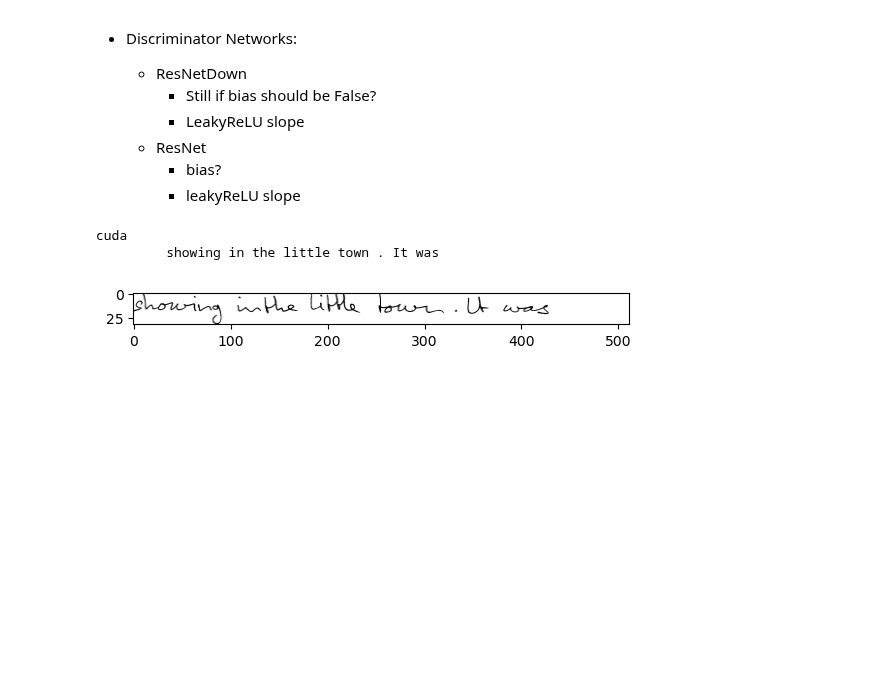
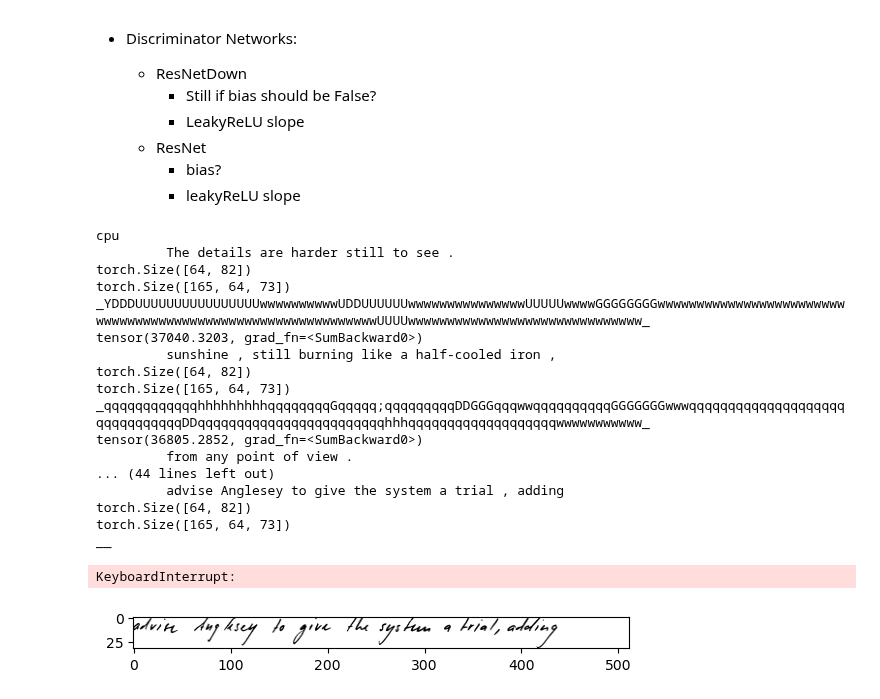
Before and after one commit to nabethg/ScribeSmith, a Jupyter notebook: train_recognizer.ipynb, the cells around one changed output. Cells and saved outputs as stored; diff of their text form; code cells hidden in the pictures; blank space fills up the shorter version.

Commit message:
Recognizer v2 unsuccessful (see details below)
- Tried CTC loss with inputs with no blank padding
- Modified architecture to have more convolutionsl layers

```diff
--- a/train_recognizer.ipynb
+++ b/train_recognizer.ipynb
@@ -198,7 +198,7 @@ class LineDataset(Dataset):
 
         # ...for the important data
         if self.ty in ("txt", None):  # Added this condition to speed thigns up if only text
-            self.ret_ctoi_paddeds = [F.pad(ret_ctois[i], pad=(0, self.max_transcription_len-len(ret_ctois[i]))) for i in range(length)]
+            self.ret_ctoi_paddeds = [F.pad(ret_ctois[i], pad=(0, self.max_transcription_len-len(ret_ctois[i])), value=0) for i in range(length)]
         if self.ty in ("img", None):
             self.ret_images = [torch.load(line_datas[i]["image_pt_path"]) for i in range(length)]
 
@@ -232,7 +232,7 @@ line_image_dataset_train = Subset(line_image_dataset_train, range(20))
 line_image_dataset_val = Subset(line_image_dataset_val, range(10))
 
 line_dataset_train = Subset(line_dataset_train, range(1000))
-line_dataset_val = Subset(line_dataset_val, range(200))
+line_dataset_val = Subset(line_dataset_val, range(10))
 
 # line_transcription_dataset_train, line_transcription_dataset_val, _ = random_split(line_transcription_dataset, [0.005, 0.005, 0.99])
 # line_image_dataset_train, line_image_dataset_val, _ = random_split(line_image_dataset, [0.005, 0.005, 0.99])
@@ -366,20 +370,22 @@ class Recognizer(nn.Module):
         super().__init__()
         self.name = "recognizer"
         self.encoder = nn.Sequential(
-            nn.Conv2d(in_channels=1, out_channels=64, kernel_size=(3, 3), padding=(1, 1)),
-            nn.MaxPool2d(kernel_size=(2, 2)),
+            nn.Conv2d(in_channels=1, out_channels=32, kernel_size=(3, 3), stride=2),
+            nn.BatchNorm2d(32),
             nn.LeakyReLU(),
-            nn.Conv2d(in_channels=64, out_channels=256, kernel_size=(3, 3), padding=(1, 1)),
-            nn.MaxPool2d(kernel_size=(2, 2)),
+            nn.Conv2d(in_channels=32, out_channels=64, kernel_size=(3, 3)),
+            nn.BatchNorm2d(64),
             nn.LeakyReLU(),
-        )
-        self.decoder = nn.Sequential(
-            nn.Linear(1024, 2*82+1),  # For ctc loss
+            nn.Conv2d(in_channels=64, out_channels=64, kernel_size=(3, 3), stride=2),
+            nn.BatchNorm2d(64),
             nn.LeakyReLU(),
+            nn.Conv2d(in_channels=64, out_channels=2*82+1, kernel_size=(3, 3)),
+            nn.BatchNorm2d(2*82+1),
+            nn.LeakyReLU()
         )
         # Batch first is false to make it easier for CTC loss
-        self.rnn = nn.LSTM(input_size=256, hidden_size=128, bidirectional=True, num_layers=10, batch_first=True)
-        self.final = nn.Linear(128*2, 73)
+        self.rnn = nn.GRU(input_size=496, hidden_size=256, bidirectional=True, num_layers=5, batch_first=True)
+        self.final = nn.Linear(256*2, 73)
 
     def forward(self, img):
         '''
@@ -397,21 +403,19 @@ class Recognizer(nn.Module):
         img = self.encoder(img)
         # Next flatten but keep it in a form to be fed into the RNN
         img = img.view(bs, img.size(1), -1)
-        # Pass it through a fully connected network
-        img = self.decoder(img)
         # FC gets the 2*82+1 sequence length
-        img = img.permute(0, 2, 1)
-        # N, T, H_in input for RNN
         img, _ = self.rnn(img)
         # Pass it through a final FC layer
         img = self.final(img)
         # Change to (T, N, C)
         img = img.permute(1, 0, 2)
+        print(img.shape)
         # No sigmoid because CTC loss requires `log_softmax`
         return img
 
 
 recog = Recognizer()
-# recog(torch.randn((32, 1, 32, 512), dtype=torch.float32))
+recog(torch.randn((32, 1, 32, 512), dtype=torch.float32))
+None
 # print(recog)
     # TODO: http://www.tbluche.com/files/icdar17_gnn.pdf use "big architecture"
@@ -443,13 +449,29 @@ LSTM hidden layers should increase, hidden size should increase.
 # %%
 recognizer = Recognizer()
 # generator = load_model(generator, "main_model/model_snapshots/2023-07-13_18-06-43_bs4_lr0.0002_betas(0, 0.999)_generator_epoch9.pt")
 # generator, encoder, discriminator = load_models_of_same_batch(generator, encoder, discriminator, filename_prefix="main_model/model_snapshots/2023-07-13_18-06-43_bs4_lr0.0002_betas(0, 0.999)", epoch_number=9)
 
 train(recognizer=recognizer,
               train_line_dataset=line_dataset_train, val_line_dataset=line_dataset_val,
-              batch_size=5, recognizer_lr=1e-6,
+              batch_size=64, recognizer_lr=0.00001,
               betas=(0, 0.999), num_epochs=30, loss_balancing_alpha=1)
 # %% [output]
-cuda
-         showing in the little town . It was
+cpu
+         The details are harder still to see .
+torch.Size([64, 82])
+torch.Size([165, 64, 73])
+_YDDDUUUUUUUUUUUUUUUUwwwwwwwwwwUDDUUUUUUwwwwwwwwwwwwwwwUUUUUwwwwGGGGGGGGwwwwwwwwwwwwwwwwwwwwwwwwwwwwwwwwwwwwwwwwwwwwwwwwwwwwwwwwwwwwUUUUwwwwwwwwwwwwwwwwwwwwwwwwwwwwww_
+tensor(37040.3203, grad_fn=<SumBackward0>)
+         sunshine , still burning like a half-cooled iron ,
+torch.Size([64, 82])
+torch.Size([165, 64, 73])
+_qqqqqqqqqqqqhhhhhhhhhqqqqqqqqGqqqqq;qqqqqqqqqDDGGGqqqwwqqqqqqqqqqGGGGGGGwwwqqqqqqqqqqqqqqqqqqqqqqqqqqqqqqqDDqqqqqqqqqqqqqqqqqqqqqqqqhhhqqqqqqqqqqqqqqqqqqqwwwwwwwwwww_
+tensor(36805.2852, grad_fn=<SumBackward0>)
+         from any point of view .
+... (44 lines left out)
+         advise Anglesey to give the system a trial , adding
+torch.Size([64, 82])
+torch.Size([165, 64, 73])
+__
+KeyboardInterrupt:
-[figure, old version]
+[figure, new version]
```
Also changed, not shown: parts of 3 cells of this notebook.
